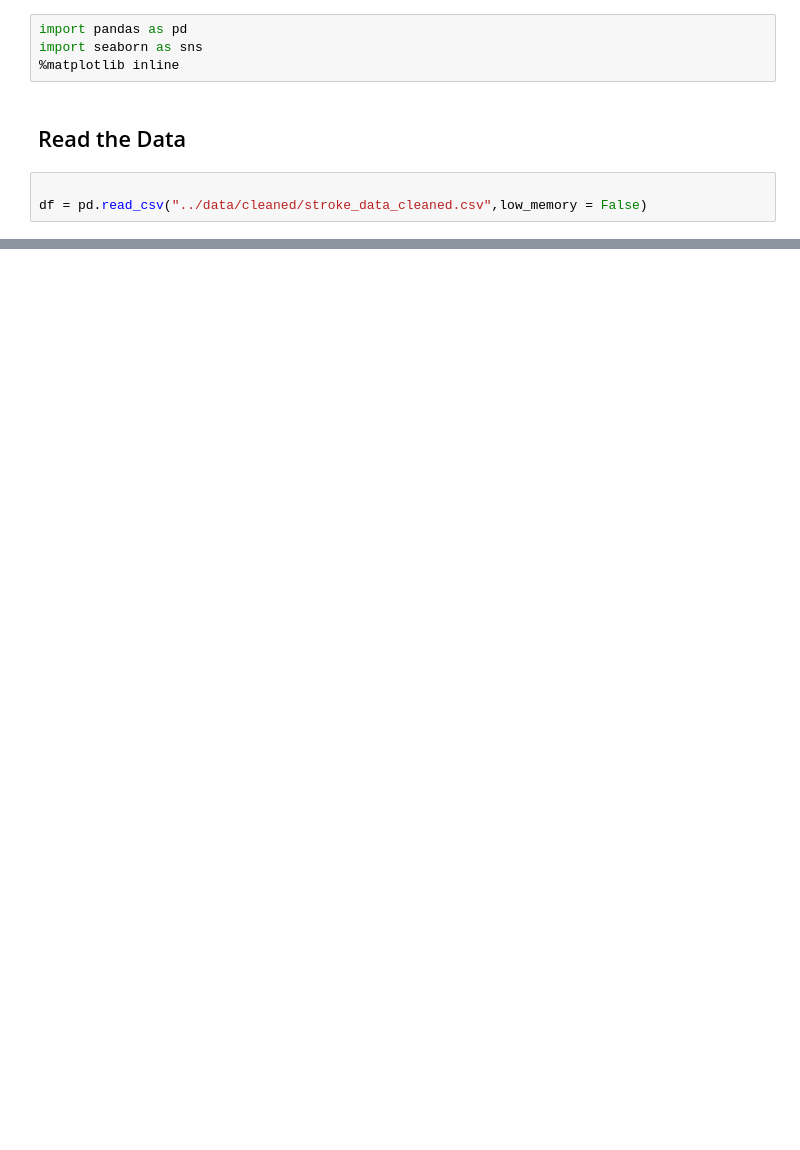
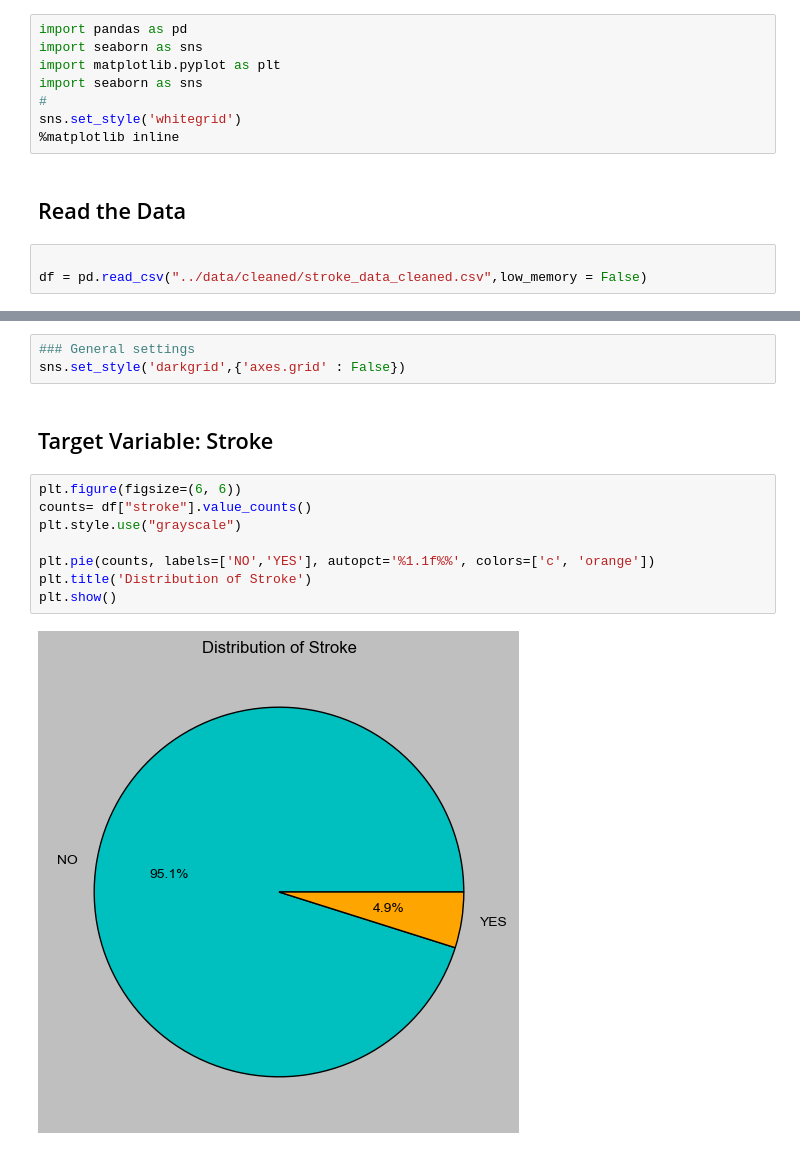
Before and after one commit to ArntheGitHub/Data-Science-In-Healthcare, a Jupyter notebook: notebooks/02_explorative_data_analysis.ipynb, the cells around one changed output, grey strips where cells are left out. Saved outputs shown, nothing was run; the diff lists cells and outputs as text; blank space fills up the shorter version.

```diff
--- a/notebooks/02_explorative_data_analysis.ipynb
+++ b/notebooks/02_explorative_data_analysis.ipynb
@@ -29,6 +46,10 @@ skip this step if already installed
 # %%
 import pandas as pd
 import seaborn as sns
+import matplotlib.pyplot as plt
+import seaborn as sns
+#
+sns.set_style('whitegrid')
 %matplotlib inline
 # %% [markdown]
 ## Read the Data
@@ -47,0 +77,15 @@ Censoring
+# %%
+### General settings
+sns.set_style('darkgrid',{'axes.grid' : False})
+# %% [markdown]
+## Target Variable: Stroke
+# %%
+plt.figure(figsize=(6, 6))
+counts= df["stroke"].value_counts()
+plt.style.use("grayscale")
+
+plt.pie(counts, labels=['NO','YES'], autopct='%1.1f%%', colors=['c', 'orange'])
+plt.title('Distribution of Stroke')
+plt.show()
+# %% [output]
+[figure, added]
```
Also changed, not shown: parts of 42 cells of this notebook, 1 other file.
